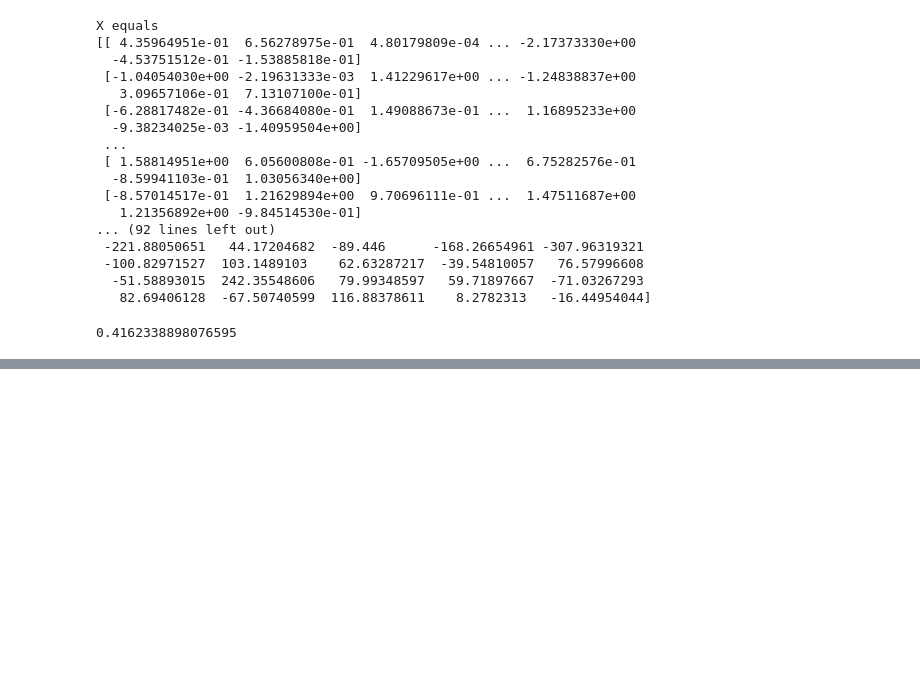
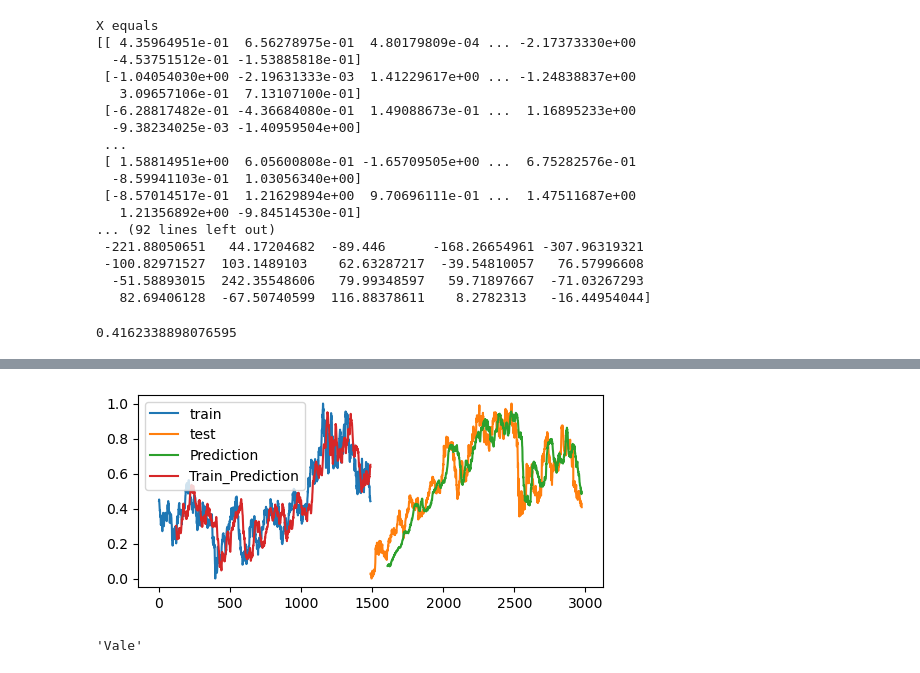
Before and after one commit to danielsibemol/trading, a Jupyter notebook: Trading.ipynb, the cells around one changed output, grey strips where cells are left out. Saved outputs shown, nothing was run; the diff lists cells and outputs as text; code cells hidden in the pictures; blank space fills up the shorter version.

```diff
--- a/Trading.ipynb
+++ b/Trading.ipynb
@@ -276,3 +298,16 @@ ax.legend();
+# %%
+fig, ax = plt.subplots(figsize=(6, 2.5))
+Normalized_Train_Data['Itau'].plot(ax=ax, label='train')
+Normalized_Test_Data['Itau'].plot(ax=ax, label='test')
+Res['Itau'].plot(ax=ax,label="Prediction")
+Train_Res['Itau'].plot(ax=ax,label="Train_Prediction")
+ax.legend();
+# %% [output]
+[figure, added]
+# %%
+Normalized_Train_Data.columns[0]
+# %% [output]
+'Vale'
 # %%
 class TechnicalIndicators():
     def __init__(self, data_frame):
```
Also changed, not shown: parts of 11 cells of this notebook.
